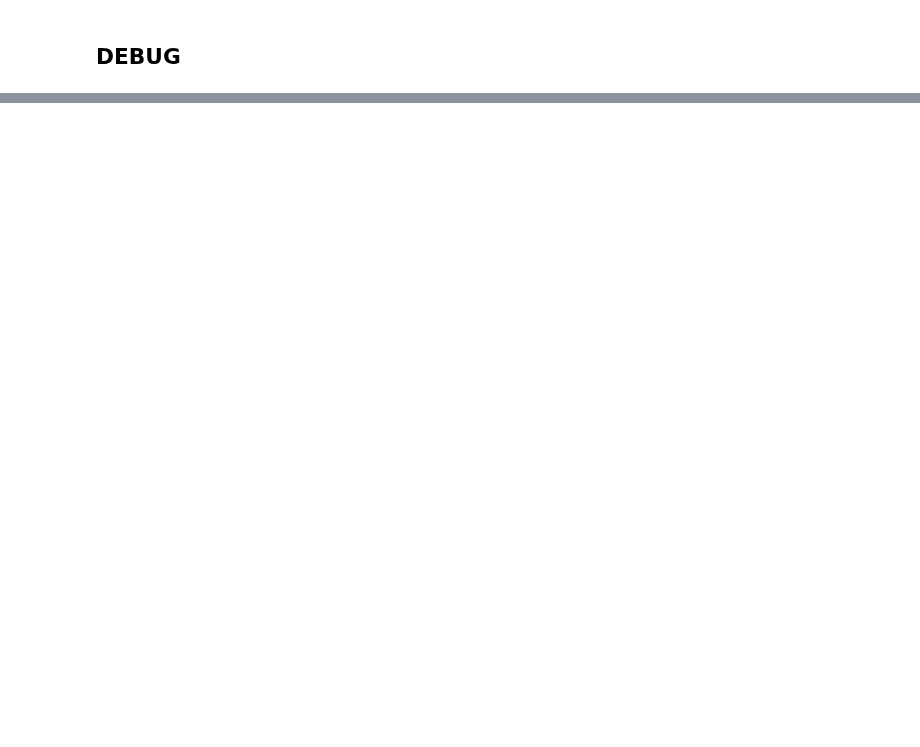
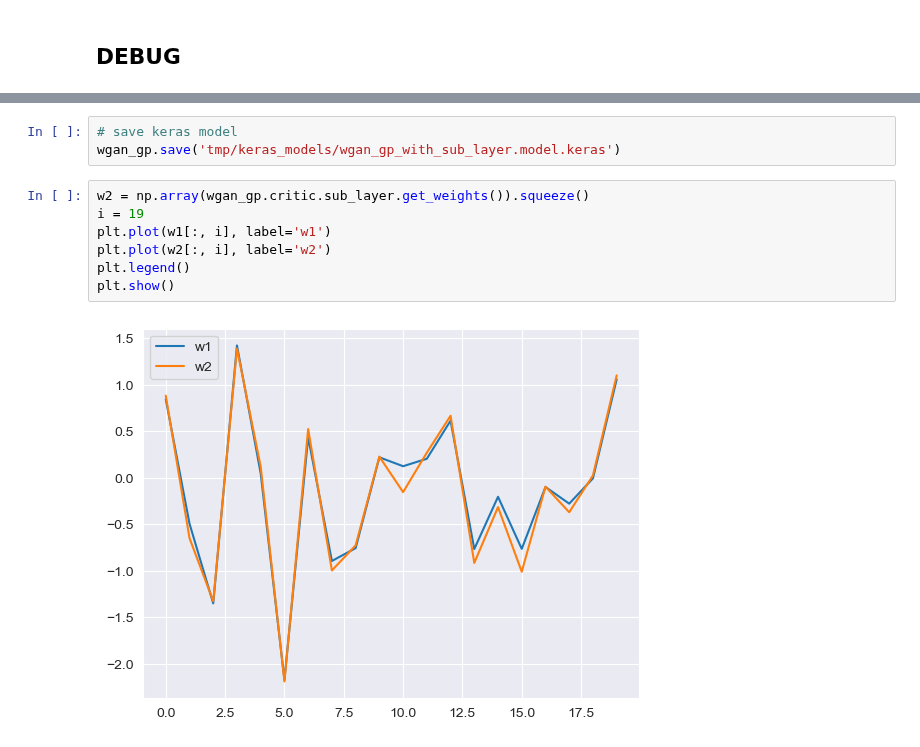
Before and after one commit to Yeganehfrh/EEGModalNet, a Jupyter notebook: notebooks/Debug.ipynb, the cells around one changed output, grey strips where cells are left out. Drawn from its saved outputs; the diff is of its cells as text; blank space fills up the shorter version.

```diff
--- a/notebooks/Debug.ipynb
+++ b/notebooks/Debug.ipynb
@@ -371,0 +309,12 @@ Effective window size : 4.000 (s)
+# %%
+# save keras model
+wgan_gp.save('tmp/keras_models/wgan_gp_with_sub_layer.model.keras')
+# %%
+w2 = np.array(wgan_gp.critic.sub_layer.get_weights()).squeeze()
+i = 19
+plt.plot(w1[:, i], label='w1')
+plt.plot(w2[:, i], label='w2')
+plt.legend()
+plt.show()
+# %% [output]
+[figure, added]
```
Also changed, not shown: parts of 17 cells of this notebook, 2 other files.
